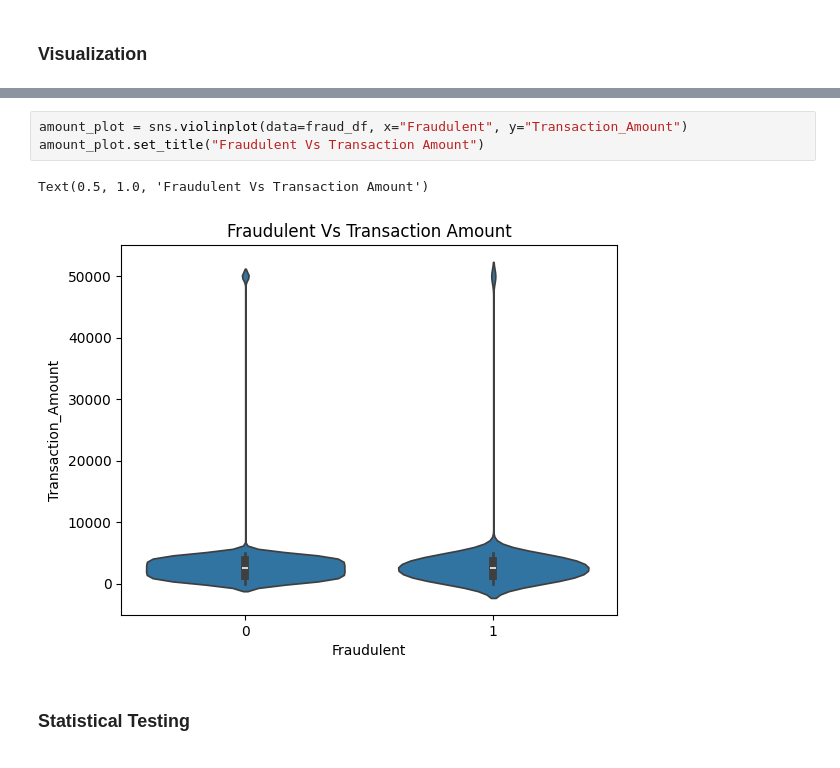
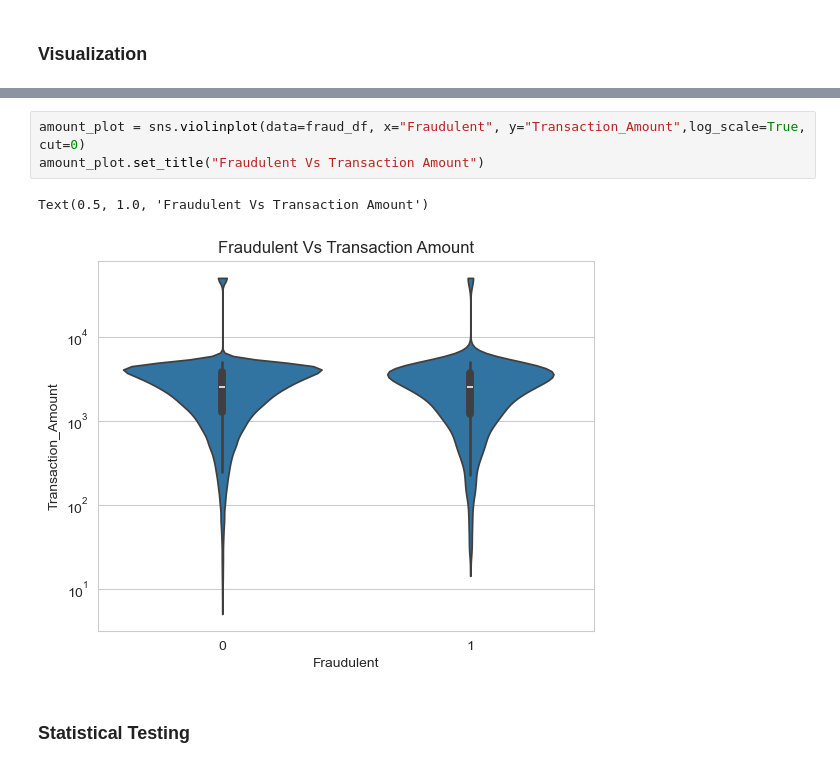
Before and after one commit to schuberte2026/DS_Project, a Jupyter notebook: Data Cleaning.ipynb, the cells around one changed output, grey strips where cells are left out. Saved outputs shown, nothing was run; the diff lists cells and outputs as text.

```diff
--- a/Data Cleaning.ipynb
+++ b/Data Cleaning.ipynb
@@ -139,9 +134,9 @@ method_table
 # %%
-amount_plot = sns.violinplot(data=fraud_df, x="Fraudulent", y="Transaction_Amount")
+amount_plot = sns.violinplot(data=fraud_df, x="Fraudulent", y="Transaction_Amount",log_scale=True, cut=0)
 amount_plot.set_title("Fraudulent Vs Transaction Amount")
 # %% [output]
 Text(0.5, 1.0, 'Fraudulent Vs Transaction Amount')
-[figure, old version]
+[figure, new version]
 # %% [markdown]
 ### Statistical Testing
 # %%
```
Also changed, not shown: parts of 7 cells of this notebook, 1 other file.
